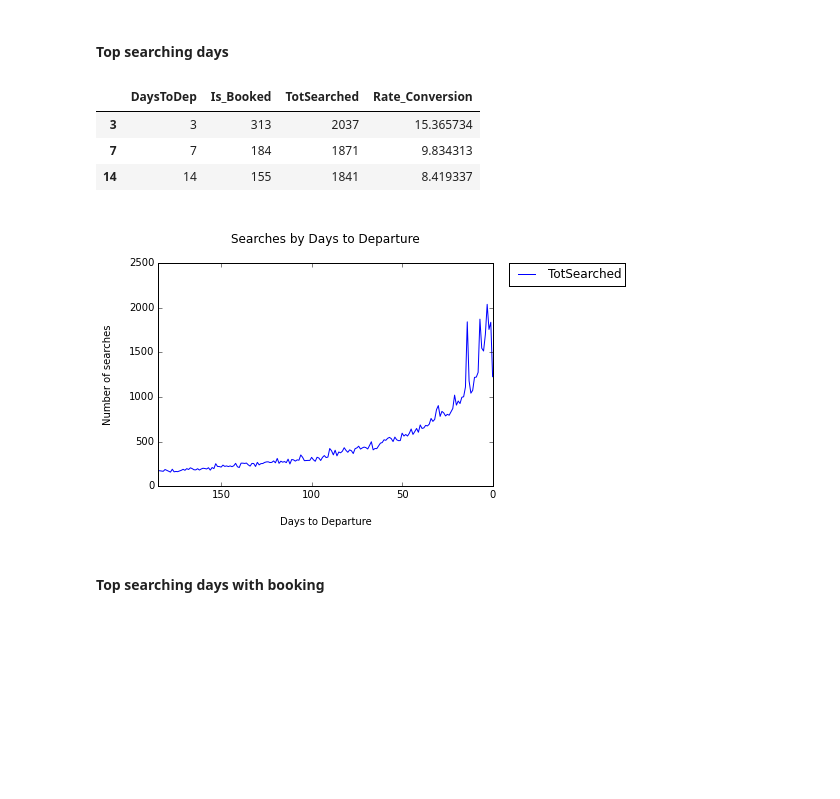
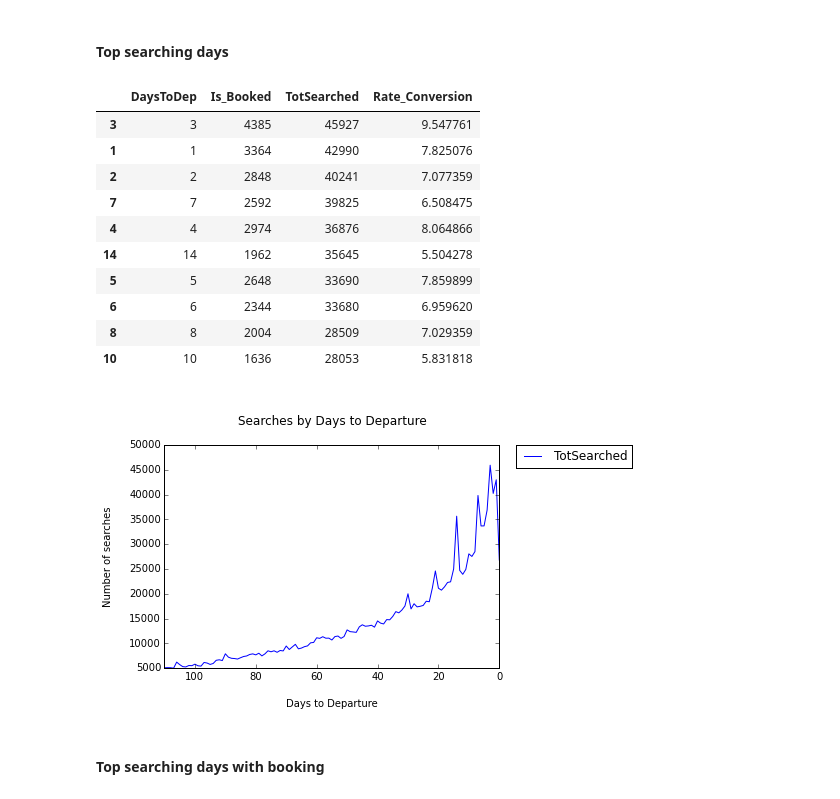
Before and after one commit to arrpak/Master-in-Data-Science-1, a Jupyter notebook: ipynb/Challenge/solution_exercise_4_statistics.ipynb, the cells around one changed output. Drawn from its saved outputs; the diff is of its cells as text; code cells hidden in the pictures; blank space fills up the shorter version.

```diff
--- a/ipynb/Challenge/solution_exercise_4_statistics.ipynb
+++ b/ipynb/Challenge/solution_exercise_4_statistics.ipynb
@@ -16,14 +16,15 @@ files_path = "/home/dsc/Repositories/Master-in-Data-Science/Data/"
 ##### Loading and formatting searches file
 # %%
 # Loading searches file
-searches_df = pd.read_csv(files_path+"new_searches.csv",sep='^')
+searches_file = bz2.BZ2File(files_path+"new_searches.csv.bz2")
+searches_df = pd.read_csv(searches_file,sep='^',nrows=2e6, usecols=['Country','Date','Seg1Date','Is_Booked'])
 searches_df = searches_df.dropna(subset=['Seg1Date'])
 
 # Adding column with days between search and departure
-searches_df['BookDate'] = searches_df['Date'].apply(lambda d: pd.Timestamp(pd.to_datetime(d).date()))
-searches_df['DepDate'] = searches_df['Seg1Date'].apply(lambda d: pd.Timestamp(pd.to_datetime(d).date()))
+searches_df['BookDate'] = pd.to_datetime(searches_df['Date'])
+searches_df['DepDate'] = pd.to_datetime(searches_df['Seg1Date'])
 searches_df['DiffDates'] = searches_df.DepDate-searches_df.BookDate
-searches_df['DaysToDep'] = searches_df['DiffDates'].apply(lambda d: (d/np.timedelta64(1, 'D')).astype(int))
+searches_df['DaysToDep'] = (pd.to_timedelta(searches_df['DiffDates'])/np.timedelta64(1, 'D')).astype(int)
 # %% [markdown]
 ##### Grouping by period search/departure
 # %%
@@ -37,21 +38,28 @@ result_df.sort('DaysToDep',ascending=False,inplace=True)
 # %% [markdown]
 #### Top searching days
 # %%
-result_df.sort('TotSearched',ascending=False).head(3)
+result_df.sort('TotSearched',ascending=False).head(10)
 # %% [output]
 |  | DaysToDep | Is_Booked | TotSearched | Rate_Conversion |
-| 3 | 3 | 313 | 2037 | 15.365734 |
-| 7 | 7 | 184 | 1871 | 9.834313 |
-| 14 | 14 | 155 | 1841 | 8.419337 |
+| 3 | 3 | 4385 | 45927 | 9.547761 |
+| 1 | 1 | 3364 | 42990 | 7.825076 |
+| 2 | 2 | 2848 | 40241 | 7.077359 |
+| 7 | 7 | 2592 | 39825 | 6.508475 |
+| 4 | 4 | 2974 | 36876 | 8.064866 |
+| 14 | 14 | 1962 | 35645 | 5.504278 |
+| 5 | 5 | 2648 | 33690 | 7.859899 |
+| 6 | 6 | 2344 | 33680 | 6.959620 |
+| 8 | 8 | 2004 | 28509 | 7.029359 |
+| 10 | 10 | 1636 | 28053 | 5.831818 |
 # %%
-result_df[result_df['TotSearched'] > 154 ]['TotSearched'].plot()
+result_df[result_df['TotSearched'] > 5000 ]['TotSearched'].plot()
 plt.legend(bbox_to_anchor=(1.05,1), loc=2, borderaxespad=0.)
 plt.title("\nSearches by Days to Departure\n")
 plt.xlabel("\nDays to Departure")
 plt.ylabel("Number of searches\n")
 plt.show()
 # %% [output]
-[figure, old version]
+[figure, new version]
 # %% [markdown]
 #### Top searching days with booking
 # %%
```
Also changed, not shown: parts of 10 cells of this notebook, 2 other files.
